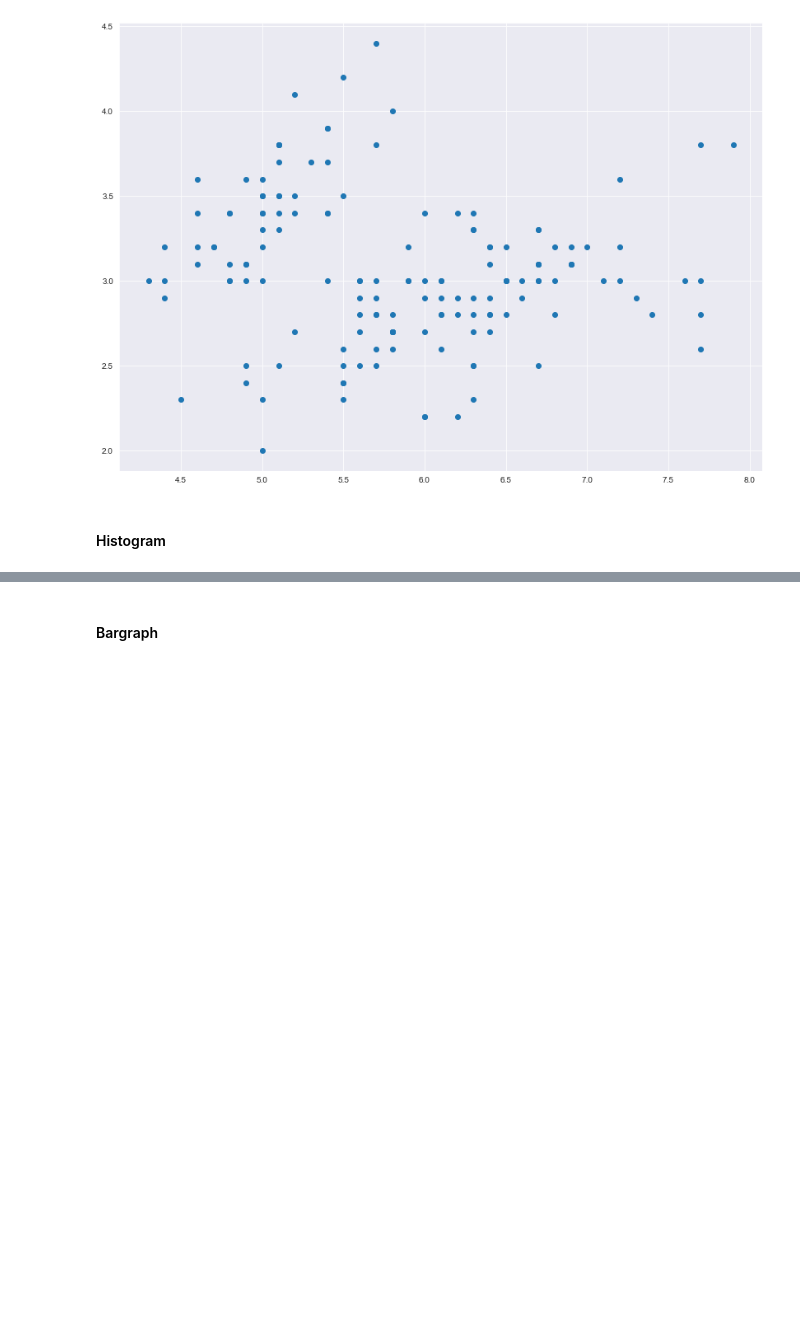
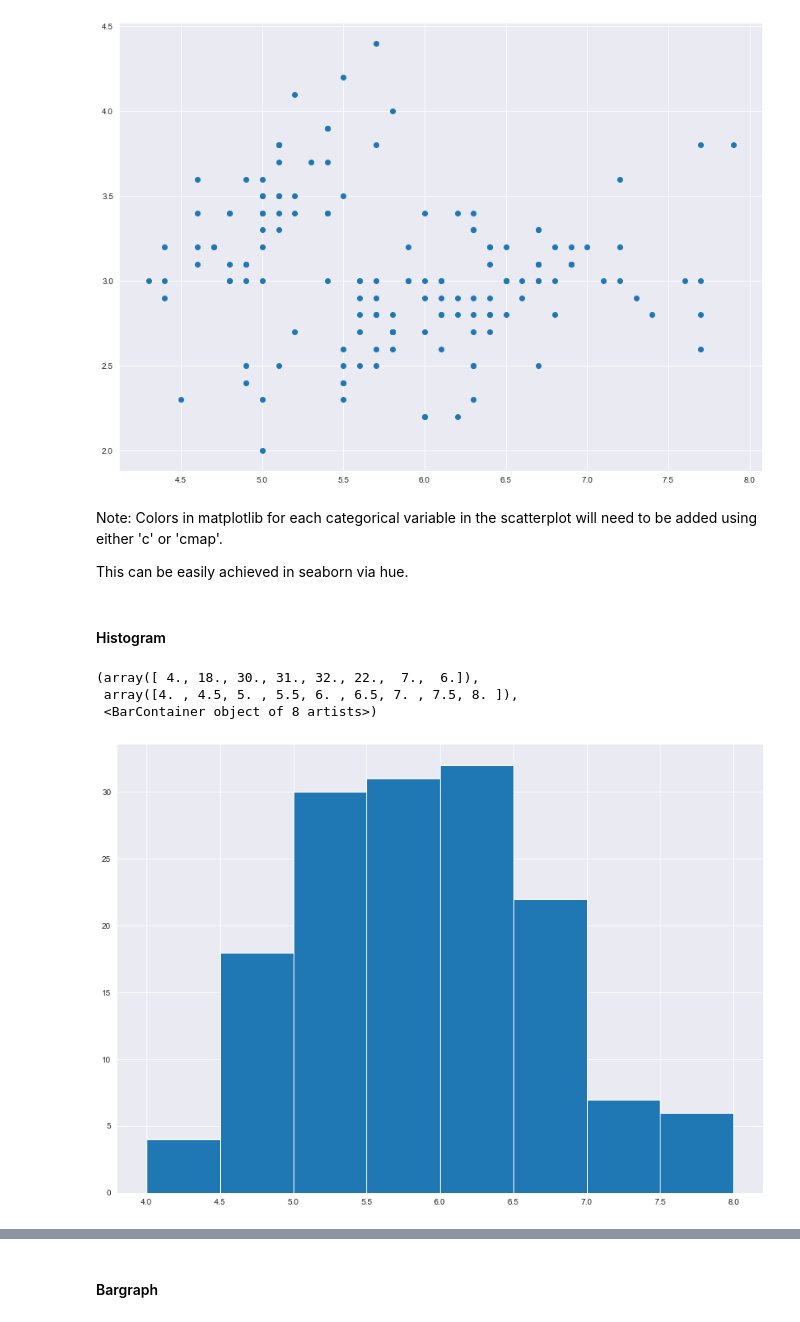
Before and after one commit to kdesh96/Basics-DS, a Jupyter notebook: Intro/2. Matplotlib.ipynb, the cells around one changed output, grey strips where cells are left out. Cells and saved outputs as stored; diff of their text form; code cells hidden in the pictures; blank space fills up the shorter version.

```diff
--- a/Intro/2. Matplotlib.ipynb
+++ b/Intro/2. Matplotlib.ipynb
@@ -54,5 +54,16 @@ plt.scatter(x=df['Sepal.Length'],y=df['Sepal.Width'])
 # %% [output]
 <matplotlib.collections.PathCollection at 0x...>
 [figure]
+# %% [markdown]
+<p>Note: Colors in matplotlib for each categorical variable in the scatterplot will need to be added using either 'c' or 'cmap'.</p>
+<p>This can be easily achieved in seaborn via hue.</p>
 # %% [markdown]
 #### Histogram
+# %%
+plt.figure(figsize=(14,10))
+plt.hist(x=df['Sepal.Length'],bins=[4,4.5,5,5.5,6,6.5,7,7.5,8])
+# %% [output]
+(array([ 4., 18., 30., 31., 32., 22.,  7.,  6.]),
+ array([4. , 4.5, 5. , 5.5, 6. , 6.5, 7. , 7.5, 8. ]),
+ <BarContainer object of 8 artists>)
+[figure, added]
```
Also changed, not shown: parts of 16 cells of this notebook.
